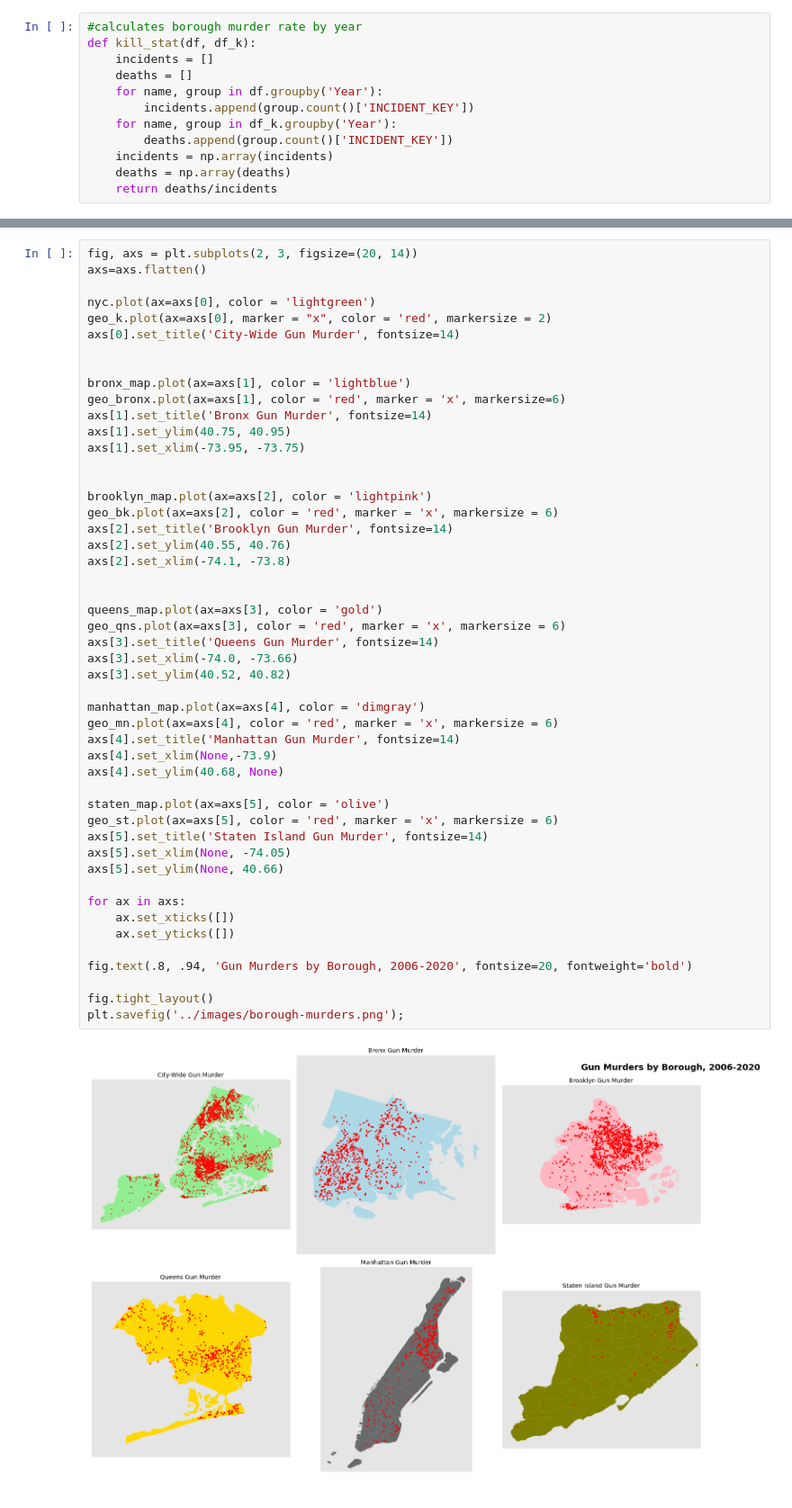
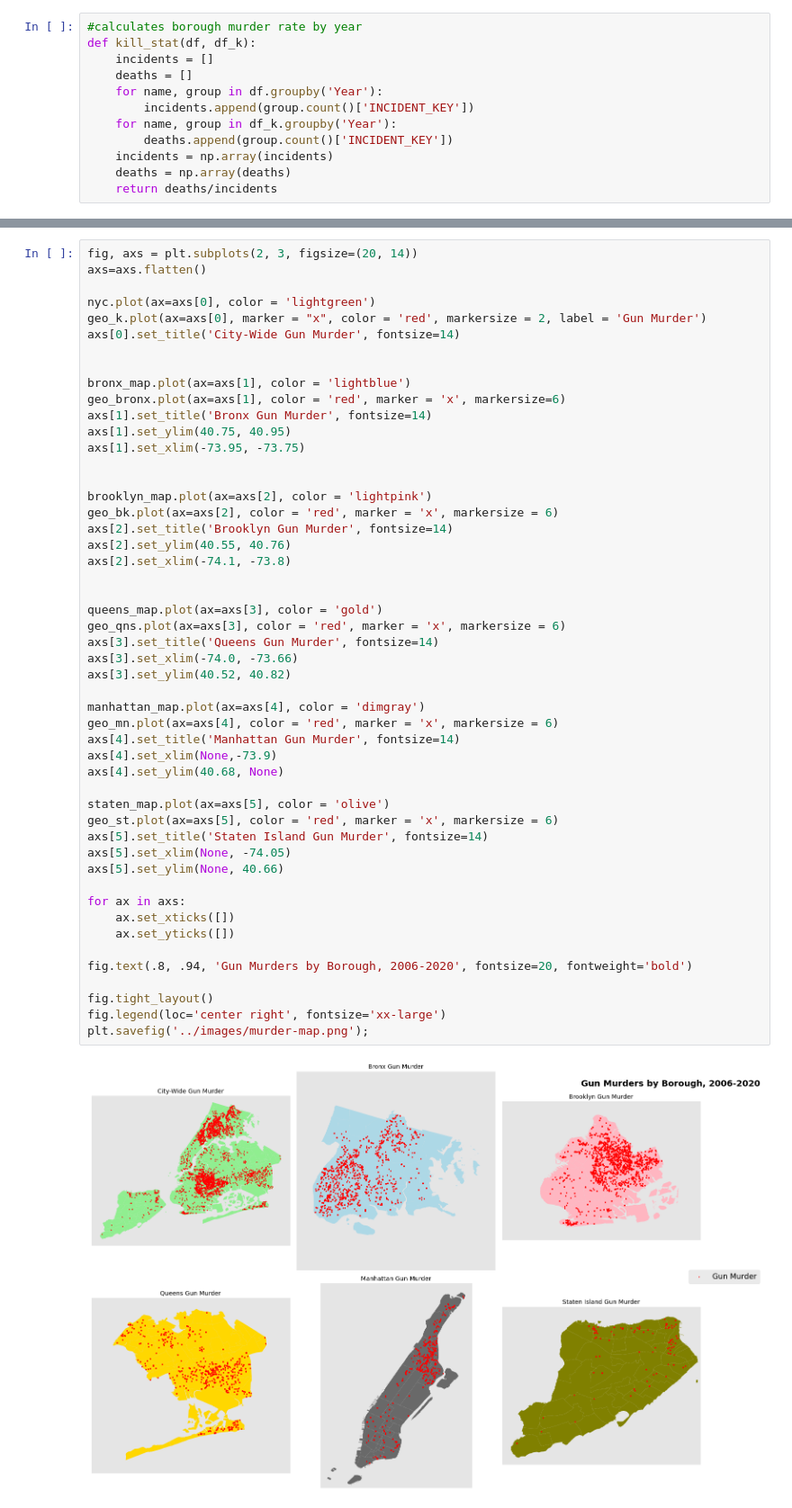
Before and after one commit to sashasabater/nyc-gun-violence, a Jupyter notebook: notebooks/nypd.ipynb, the cells around one changed output, grey strips where cells are left out. Shown at 90% size. Saved outputs shown, nothing was run; the diff lists cells and outputs as text.

Commit message:
more visuals

```diff
--- a/notebooks/nypd.ipynb
+++ b/notebooks/nypd.ipynb
@@ -174,7 +175,7 @@ fig, axs = plt.subplots(2, 3, figsize=(20, 14))
 axs=axs.flatten()
 
 nyc.plot(ax=axs[0], color = 'lightgreen')
-geo_k.plot(ax=axs[0], marker = "x", color = 'red', markersize = 2)
+geo_k.plot(ax=axs[0], marker = "x", color = 'red', markersize = 2, label = 'Gun Murder')
 axs[0].set_title('City-Wide Gun Murder', fontsize=14)
 
 
@@ -191,32 +192,33 @@ axs[2].set_title('Brooklyn Gun Murder', fontsize=14)
 axs[2].set_ylim(40.55, 40.76)
 axs[2].set_xlim(-74.1, -73.8)
 
 
 queens_map.plot(ax=axs[3], color = 'gold')
 geo_qns.plot(ax=axs[3], color = 'red', marker = 'x', markersize = 6)
 axs[3].set_title('Queens Gun Murder', fontsize=14)
 axs[3].set_xlim(-74.0, -73.66)
 axs[3].set_ylim(40.52, 40.82)
 
 manhattan_map.plot(ax=axs[4], color = 'dimgray')
 geo_mn.plot(ax=axs[4], color = 'red', marker = 'x', markersize = 6)
 axs[4].set_title('Manhattan Gun Murder', fontsize=14)
 axs[4].set_xlim(None,-73.9)
 axs[4].set_ylim(40.68, None)
 
 staten_map.plot(ax=axs[5], color = 'olive')
 geo_st.plot(ax=axs[5], color = 'red', marker = 'x', markersize = 6)
 axs[5].set_title('Staten Island Gun Murder', fontsize=14)
 axs[5].set_xlim(None, -74.05)
 axs[5].set_ylim(None, 40.66)
 
 for ax in axs:
     ax.set_xticks([])
     ax.set_yticks([])
 
 fig.text(.8, .94, 'Gun Murders by Borough, 2006-2020', fontsize=20, fontweight='bold')
 
 fig.tight_layout()
-plt.savefig('../images/borough-murders.png');
+fig.legend(loc='center right', fontsize='xx-large')
+plt.savefig('../images/murder-map.png');
 # %% [output]
-[figure, old version]
+[figure, new version]
```
Also changed, not shown: parts of 14 cells of this notebook, 5 other files.
